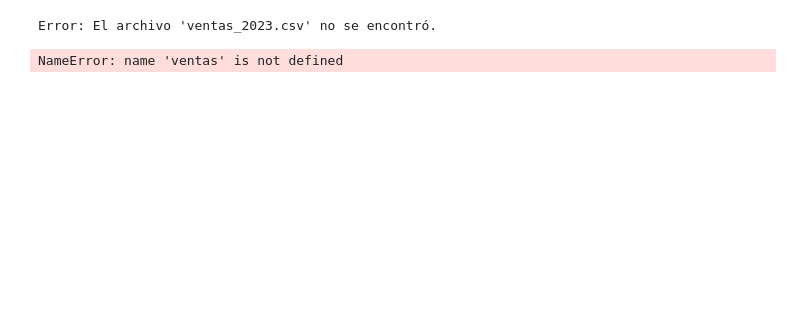
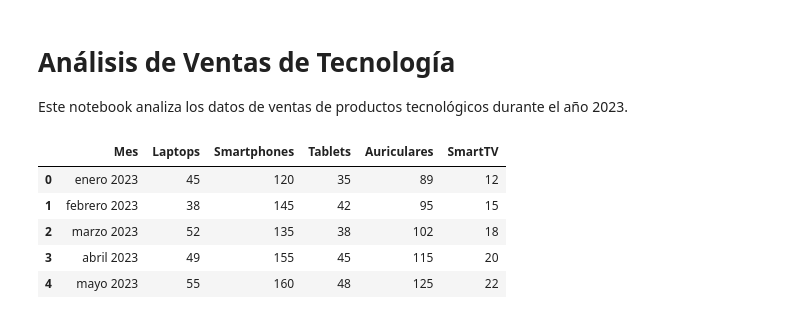
Before and after one commit to PitanaNic/proyecto_integrador_1, a Jupyter notebook: ventas_analisis.ipynb, the cells around one changed output. Cells and saved outputs as stored; diff of their text form; code cells hidden in the pictures; blank space fills up the shorter version.

```diff
--- a/ventas_analisis.ipynb
+++ b/ventas_analisis.ipynb
@@ -1,56 +1,6 @@
 # %% [markdown]
 <a href="https://colab.research.google.com/github/PitanaNic/proyecto_integrador_1/blob/main/ventas_analisis.ipynb" target="_parent"><img src="https://colab.research.google.com/assets/colab-badge.svg" alt="Open In Colab"/></a>
-# %%
-# prompt: {
-#   "cells": [
-#     {
-#       "cell_type": "markdown",
-#       "metadata": {
-#         "id": "view-in-github",
-#         "colab_type": "text"
-#       },
-#       "source": [
-#         "<a href=\"https://colab.research.google.com/github/hcgalvantech/proyecto_integrado_1/blob/main/ventas_analisis.ipynb\" target=\"_parent\"><img src=\"https://colab.research.google.com/assets/colab-badge.svg\" alt=\"Open In Colab\"/></a>"
-#       ]
-#     },
-#     {
-#       "cell_type": "markdown",
-#       "metadata": {
-#         "id": "NQ2UReeJghUb"
-#       },
-#       "source": [
-#         "# Análisis de Ventas de Tecnología\n",
-#         "\n",
-#         "Este notebook analiza los datos de ventas de productos tecnológicos durante el año 2023."
-#       ]
-#     },
-#     {
-#       "cell_type": "code",
-#       "execution_count": 1,
-#       "metadata": {
-#         "id": "3jUHyI-PghUd"
-#       },
-#       "outputs": [],
-#       "source": [
-#         "# Importar librerías necesarias\n",
-#         "import pandas as pd\n",
-#         "import matplotlib.pyplot as plt\n",
-#         "
-
-# Importar librerías necesarias
-import pandas as pd
-import matplotlib.pyplot as plt
-
-# Cargar los datos (reemplazar 'ventas_2023.csv' con el nombre real del archivo)
-try:
-    ventas = pd.read_csv('ventas_2023.csv')
-    print("Datos cargados correctamente.")
-except FileNotFoundError:
-    print("Error: El archivo 'ventas_2023.csv' no se encontró.")
-    # Puedes agregar código aquí para manejar el error, como solicitar el nombre del archivo nuevamente o salir del programa.
-
-# Visualizar las primeras filas del DataFrame para verificar los datos
-ventas.head()
-# %% [output]
-Error: El archivo 'ventas_2023.csv' no se encontró.
-NameError: name 'ventas' is not defined
+# %% [markdown]
+# Análisis de Ventas de Tecnología
+
+Este notebook analiza los datos de ventas de productos tecnológicos durante el año 2023.
@@ -56,0 +12,13 @@ NameError: name 'ventas' is not defined
+# %%
+# Cargar datos
+# Reemplaza la URL con la de tu archivo raw en GitHub
+url = 'https://raw.githubusercontent.com/PitanaNic/proyecto_integrador_1/refs/heads/main/ventas_tecnologia.csv.csv'
+df = pd.read_csv(url)
+df.head()
+# %% [output]
+|  | Mes | Laptops | Smartphones | Tablets | Auriculares | SmartTV |
+| 0 | enero 2023 | 45 | 120 | 35 | 89 | 12 |
+| 1 | febrero 2023 | 38 | 145 | 42 | 95 | 15 |
+| 2 | marzo 2023 | 52 | 135 | 38 | 102 | 18 |
+| 3 | abril 2023 | 49 | 155 | 45 | 115 | 20 |
+| 4 | mayo 2023 | 55 | 160 | 48 | 125 | 22 |
```
Also changed, not shown: parts of 4 cells of this notebook.
